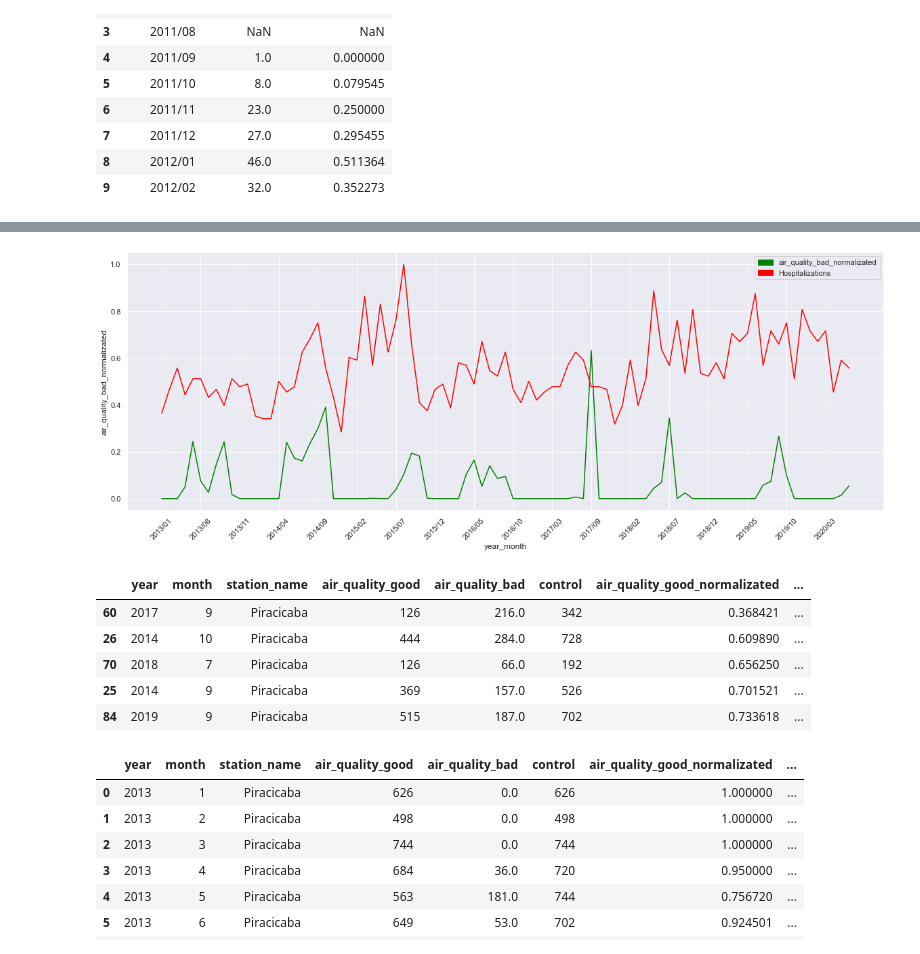
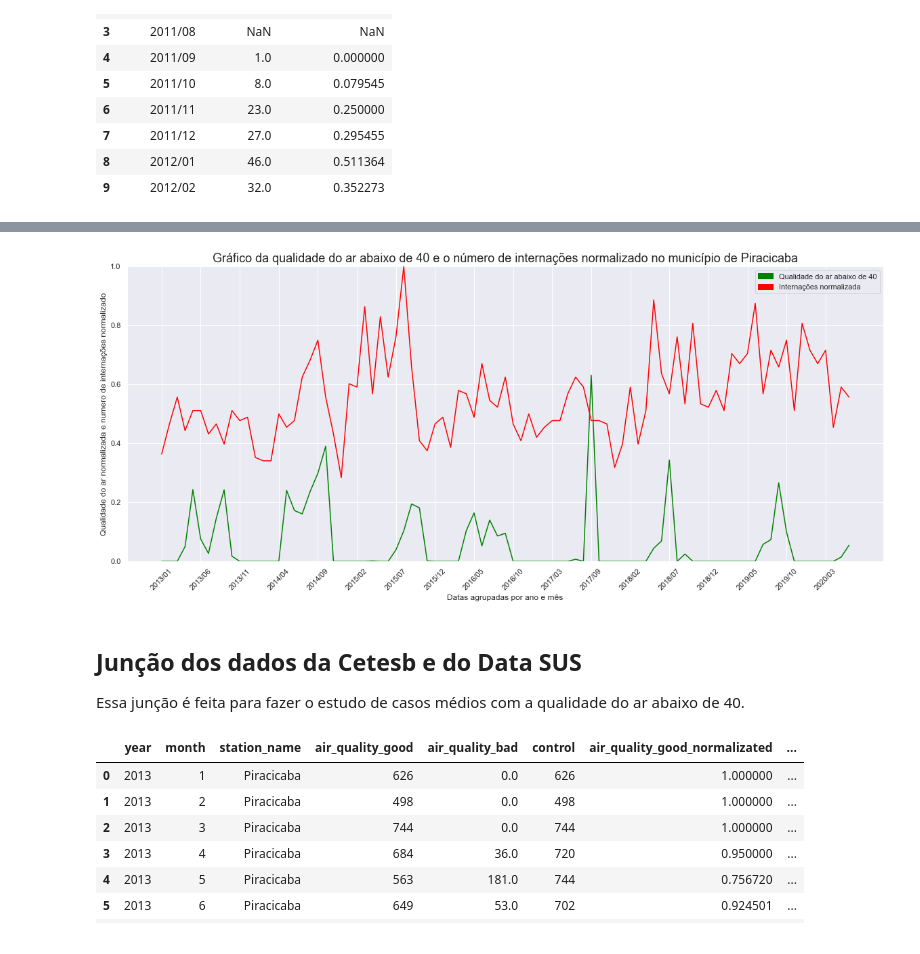
Before and after one commit to BrunoASNascimento/Estudo-da-correlacao-da-poluicao-atmosfericas-com-os-gastos-no-SUS, a Jupyter notebook: analysis.ipynb, the cells around one changed output, grey strips where cells are left out. Cells and saved outputs as stored; diff of their text form; code cells hidden in the pictures.

```diff
--- a/analysis.ipynb
+++ b/analysis.ipynb
@@ -26,10 +44,12 @@ try:
     print('Get local documents')
 except:
     print('Get in github')
-    cetesb_files = ['cetesb_1-Parque D.Pedro II.csv', 'cetesb_17-Osasco.csv', 'cetesb_27-Pinheiros.csv', 'cetesb_29-Grajaú-Parelheiros.csv', 'cetesb_33-Itaim Paulista.csv',
- 'cetesb_36-Marg.Tietê-Pte Remédios.csv', 'cetesb_40-Guarulhos-Pimentas.csv', 'cetesb_41-Campinas-Taquaral.csv', 'cetesb_48-Paulínia-Sta Terezinha.csv', 'cetesb_56-S.José Campos-Jd.Satelite.csv',
- 'cetesb_58-Taubaté.csv', 'cetesb_62-Guaratinguetá.csv', 'cetesb_64-Limeira.csv', 'cetesb_7-São Caetano do Sul.csv', 'cetesb_74-Jundiaí.csv', 'cetesb_77-Piracicaba.csv',
- 'cetesb_8-Congonhas.csv', 'cetesb_80-São José do Rio Preto.csv', 'cetesb_83-Santos-Ponta da Praia.csv', 'cetesb_84-Ribeirão Preto.csv']
+    cetesb_files = [
+                    'cetesb_1-Parque D.Pedro II.csv', 'cetesb_17-Osasco.csv', 'cetesb_27-Pinheiros.csv', 'cetesb_29-Grajaú-Parelheiros.csv', 'cetesb_33-Itaim Paulista.csv',
+                    'cetesb_36-Marg.Tietê-Pte Remédios.csv', 'cetesb_40-Guarulhos-Pimentas.csv', 'cetesb_41-Campinas-Taquaral.csv', 'cetesb_48-Paulínia-Sta Terezinha.csv', 'cetesb_56-S.José Campos-Jd.Satelite.csv',
+                    'cetesb_58-Taubaté.csv', 'cetesb_62-Guaratinguetá.csv', 'cetesb_64-Limeira.csv', 'cetesb_7-São Caetano do Sul.csv', 'cetesb_74-Jundiaí.csv', 'cetesb_77-Piracicaba.csv',
+                    'cetesb_8-Congonhas.csv', 'cetesb_80-São José do Rio Preto.csv', 'cetesb_83-Santos-Ponta da Praia.csv', 'cetesb_84-Ribeirão Preto.csv'
+    ]
 # %% [output]
 Try local upload documents
 Get local documents
@@ -346,40 +416,38 @@ df_hospitalizations_analysis.head(10)
 # %%
 df_hospitalizations_analysis_plot = df_hospitalizations_analysis[(df_hospitalizations_analysis['year_month']>='2013')&(df_hospitalizations_analysis['year_month'].isin(result['year_month'].values[:-5]))].reset_index(drop=True)
 fig, ax = plt.subplots()
-fig.set_size_inches(20, 7)
+fig.set_size_inches(20, 8)
+ax.set(ylim=(0, 1))
 
-leg_good = mpatches.Patch(color='green', label='air_quality_bad_normalizated')
-leg_bad = mpatches.Patch(color='red', label='Hospitalizations')
+leg_good = mpatches.Patch(color='green', label='Qualidade do ar abaixo de 40')
+leg_bad = mpatches.Patch(color='red', label='Internações normalizada')
 
 img = sns.lineplot(
     data=result[(result['year_month']>='2013')&(result['year_month'].isin(result['year_month'].values[:-5]))],
     x='year_month',
     y='air_quality_bad_normalizated',
     color='green',
     ax=ax
 )
 sns.lineplot(
     data=df_hospitalizations_analysis_plot,
     x='year_month',
     y=f'{county}_norm',
     color='red',
     ax=ax
 )
 plt.legend(handles=[leg_good,leg_bad])
 plt.xticks([df_hospitalizations_analysis_plot['year_month'][i] for i in range(0,df_hospitalizations_analysis_plot['year_month'].shape[0],5)],rotation=45)
+plt.title(f'Gráfico da qualidade do ar abaixo de 40 e o número de internações normalizado no município de {station}',fontdict={'fontsize': 18})
+plt.xlabel('Datas agrupadas por ano e mês')
+plt.ylabel('Qualidade do ar normalizada e numero de internações normalizado')
 sns.despine()
 # %% [output]
-[figure, old version]
+[figure, new version]
-# %%
-cases_max = result[(result['year_month']>='2013')&(result['year_month'].isin(result['year_month'].values[:-5]))].sort_values(by='air_quality_bad_normalizated',ascending=False)[:5]
-cases_max
-# %% [output]
-|  | year | month | station_name | air_quality_good | air_quality_bad | control | air_quality_good_normalizated | ... |
-| 60 | 2017 | 9 | Piracicaba | 126 | 216.0 | 342 | 0.368421 | ... |
-| 26 | 2014 | 10 | Piracicaba | 444 | 284.0 | 728 | 0.609890 | ... |
-| 70 | 2018 | 7 | Piracicaba | 126 | 66.0 | 192 | 0.656250 | ... |
-| 25 | 2014 | 9 | Piracicaba | 369 | 157.0 | 526 | 0.701521 | ... |
-| 84 | 2019 | 9 | Piracicaba | 515 | 187.0 | 702 | 0.733618 | ... |
+# %% [markdown]
+## Junção dos dados da Cetesb e do Data SUS
+
+Essa junção é feita para fazer o estudo de casos médios com a qualidade do ar abaixo de 40.
 # %%
 df_air_with_hospitalizations =result.merge(df_hospitalizations_analysis[(df_hospitalizations_analysis['year_month']>='2013')&(df_hospitalizations_analysis['year_month'].isin(result['year_month'].values[:-5]))],on='year_month').sort_values(by='year_month',ascending=True)
 df_air_with_hospitalizations.head(10)
```
Also changed, not shown: parts of 36 cells of this notebook.
